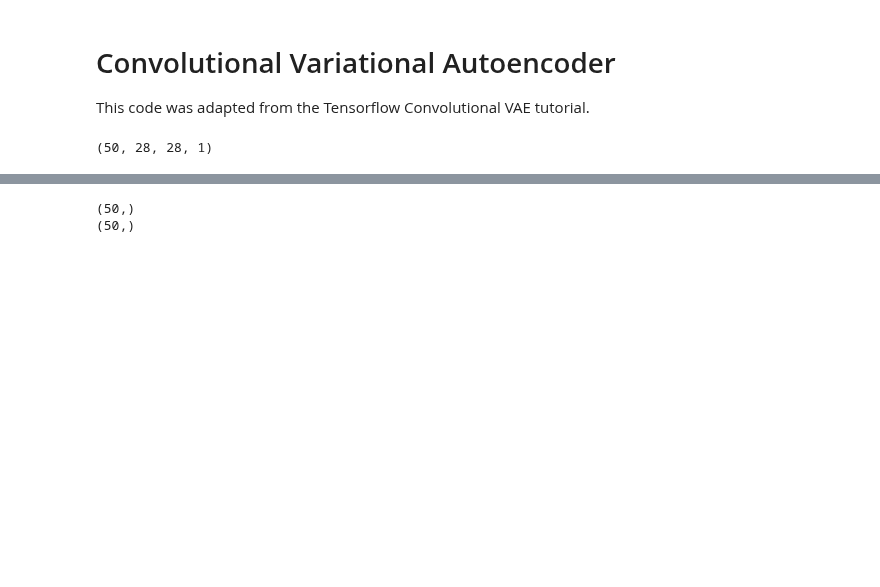
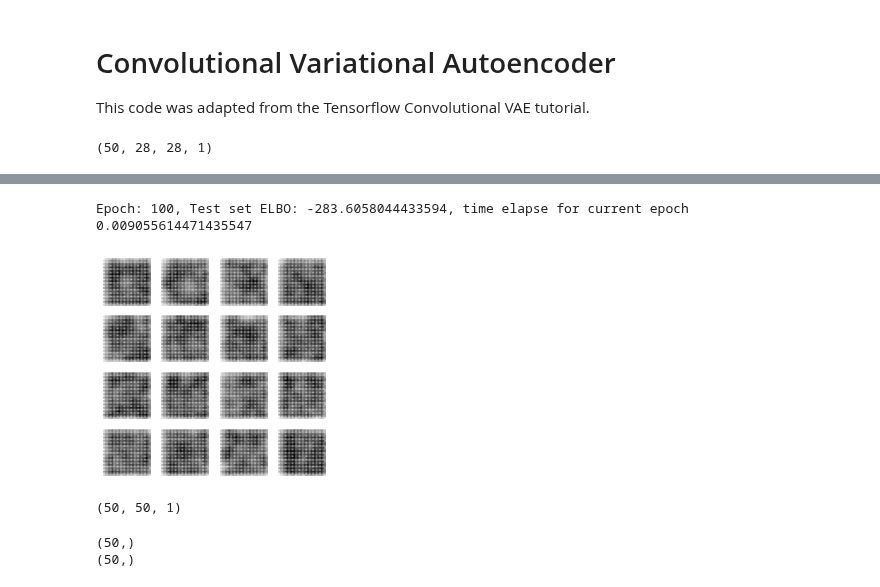
Before and after one commit to fusical/emotiw, a Jupyter notebook: notebooks/2.0-la-tj-ak-kc-vl-variational-autoencoder-fusion.ipynb, the cells around one changed output, grey strips where cells are left out. Cells and saved outputs as stored; diff of their text form; code cells hidden in the pictures; blank space fills up the shorter version.

```diff
--- a/notebooks/2.0-la-tj-ak-kc-vl-variational-autoencoder-fusion.ipynb
+++ b/notebooks/2.0-la-tj-ak-kc-vl-variational-autoencoder-fusion.ipynb
@@ -320,0 +601,5 @@ input_z = np.expand_dims(z , axis=1)
+# %%
+z_val = get_latent_embedding(test_dataset , 50)
+# %% [output]
+Epoch: 100, Test set ELBO: -283.6058044433594, time elapse for current epoch 0.009055614471435547
+[figure, added]
@@ -321,3 +612,9 @@ input_z = np.expand_dims(z , axis=1)
+# %%
+z_train_input = np.expand_dims(z_train_norm , axis=2)
+z_val_input = np.expand_dims(z_val_norm , axis=2)
+print(z_train_input.shape)
+# %% [output]
+(50, 50, 1)
 # %%
 y_train_np = np.asarray(y_train) - 1
 y_val_np = np.asarray(y_valid) - 1
```
Also changed, not shown: parts of 20 cells of this notebook.
